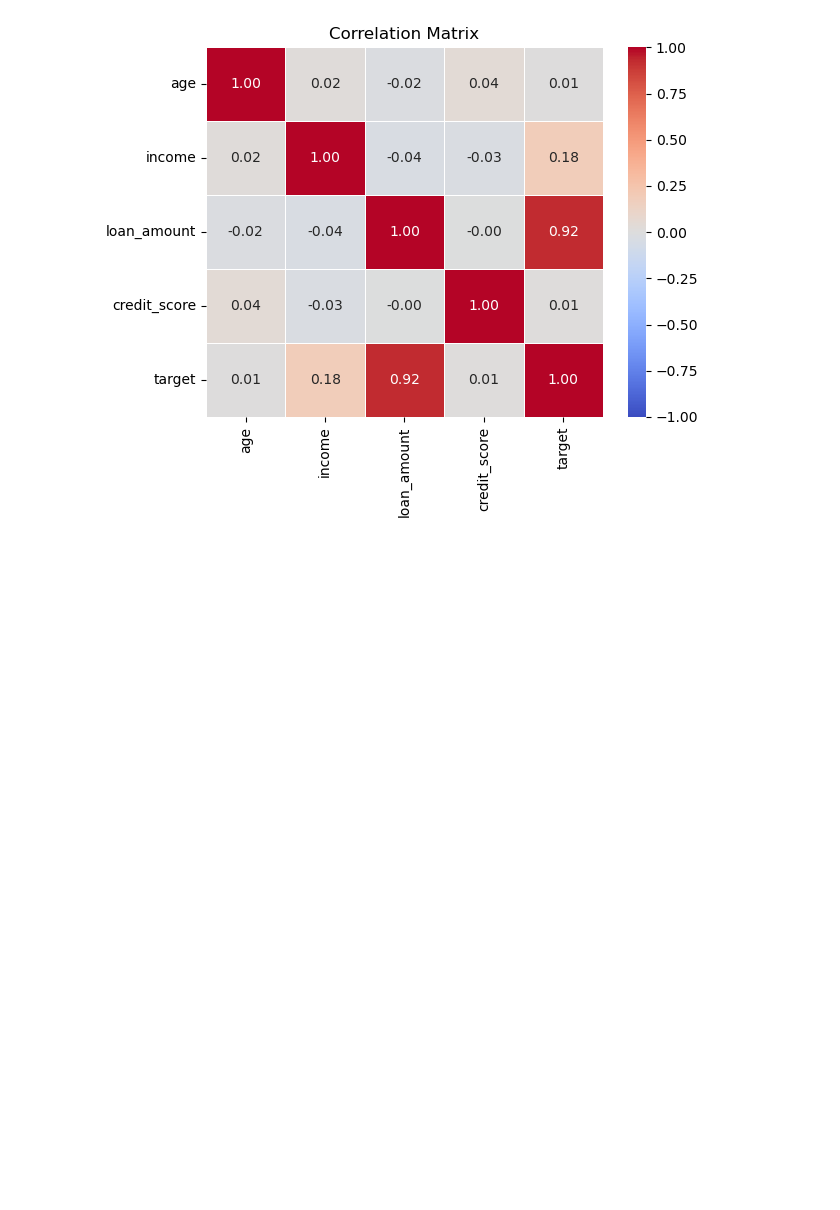
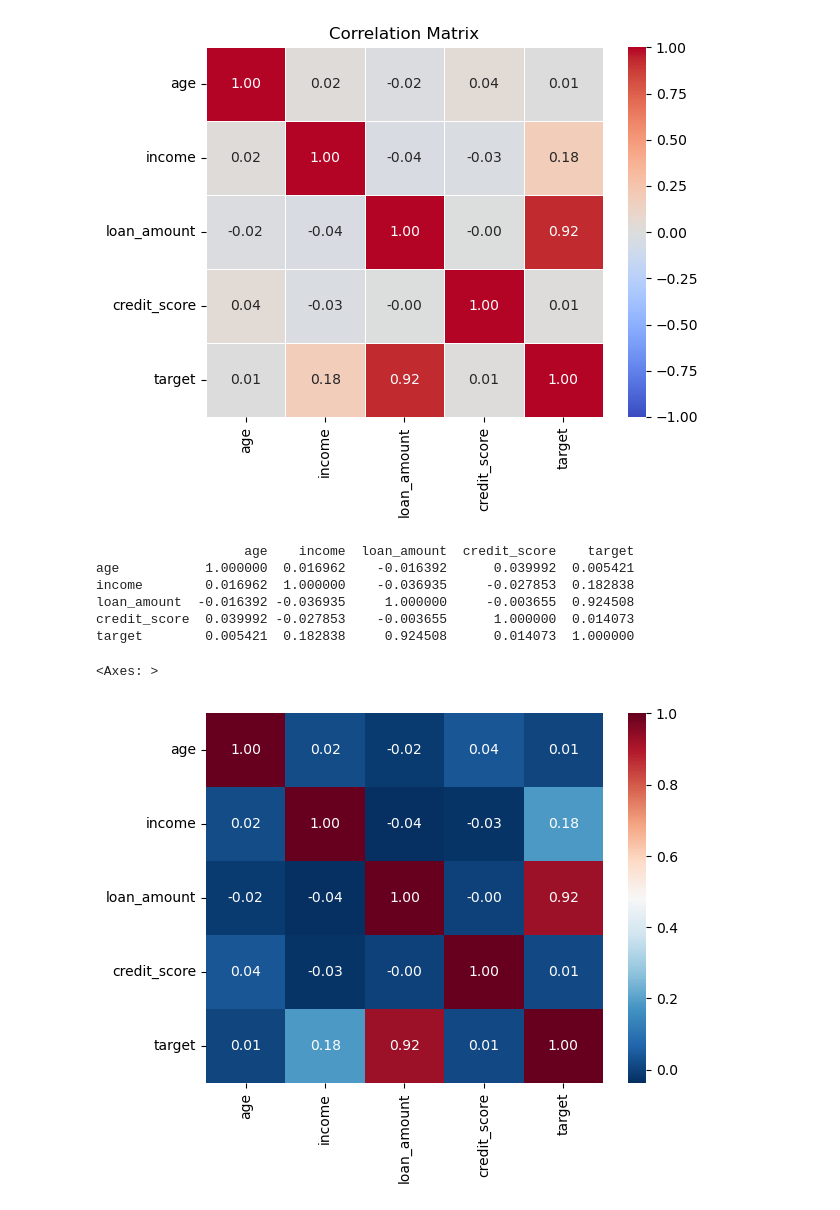
Before and after one commit to yashdeore24/Python-practice, a Jupyter notebook: corelation_matrix.ipynb, the cells around one changed output. Drawn from its saved outputs; the diff is of its cells as text; code cells hidden in the pictures; blank space fills up the shorter version.

```diff
--- a/corelation_matrix.ipynb
+++ b/corelation_matrix.ipynb
@@ -41,3 +41,25 @@ loan_amount  -0.016392 -0.036935     1.000000     -0.003655  0.924508
 credit_score  0.039992 -0.027853    -0.003655      1.000000  0.014073
 target        0.005421  0.182838     0.924508      0.014073  1.000000
 [figure]
+# %%
+corr_matrix = df.select_dtypes(include="number").corr()
+# %%
+print(corr_matrix)
+# %% [output]
+                   age    income  loan_amount  credit_score    target
+age           1.000000  0.016962    -0.016392      0.039992  0.005421
+income        0.016962  1.000000    -0.036935     -0.027853  0.182838
+loan_amount  -0.016392 -0.036935     1.000000     -0.003655  0.924508
+credit_score  0.039992 -0.027853    -0.003655      1.000000  0.014073
+target        0.005421  0.182838     0.924508      0.014073  1.000000
+# %%
+sns.heatmap(
+    corr_matrix,
+    annot=True,
+    cmap="RdBu_r",
+    fmt=".2f"
+
+)
+# %% [output]
+<Axes: >
+[figure, added]
```
Also changed, not shown: 3 other files.
